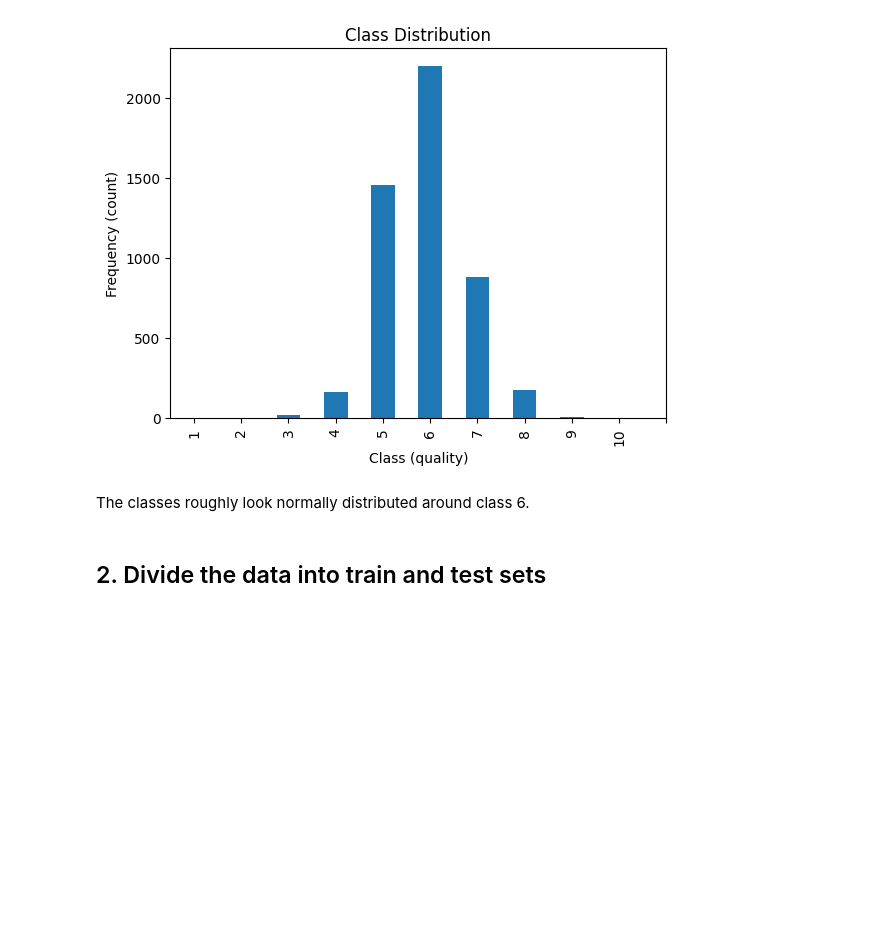
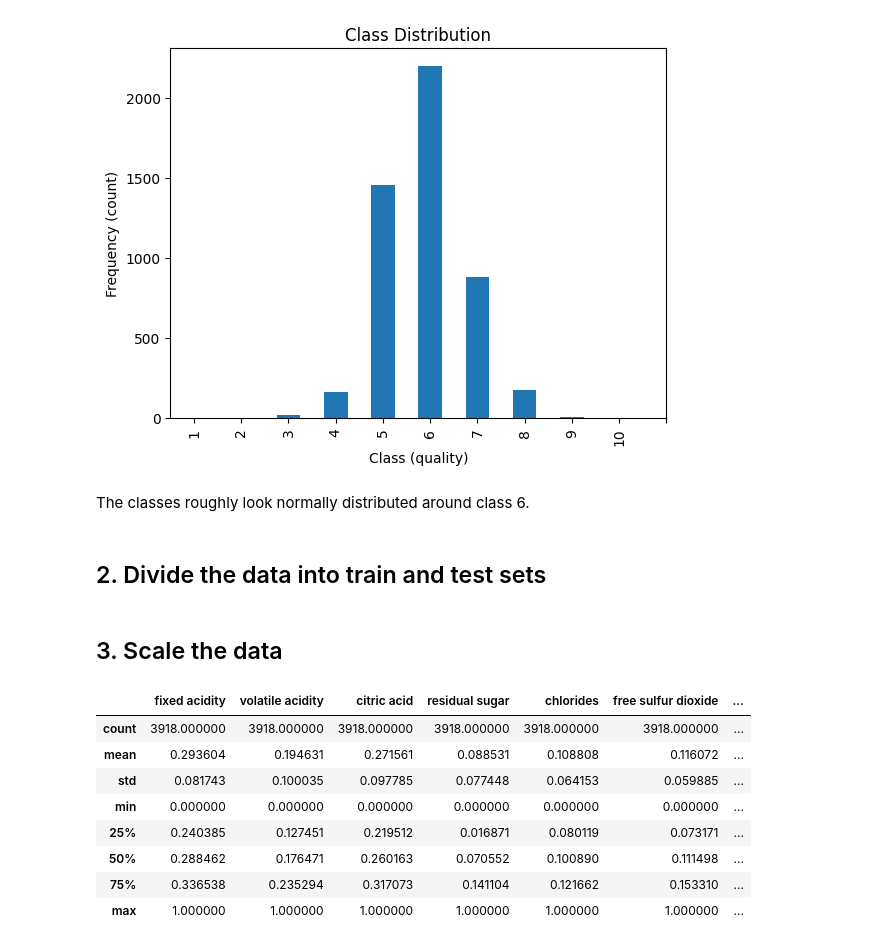
Before and after one commit to Ozzcarr/wine-quality-analysis, a Jupyter notebook: main.ipynb, the cells around one changed output. Saved outputs shown, nothing was run; the diff lists cells and outputs as text; code cells hidden in the pictures; blank space fills up the shorter version.

Commit message:
Scaled the data

```diff
--- a/main.ipynb
+++ b/main.ipynb
@@ -66 +68,28 @@ X = wine_df.drop("quality", axis="columns")
 X_train, X_test, y_train, y_test = train_test_split(X, y, test_size=0.2)
+# %% [markdown]
+## 3. Scale the data
+# %%
+from sklearn.preprocessing import MinMaxScaler
+
+# Initialize scaler
+scaler = MinMaxScaler()
+
+# Scale data
+X_train_scaled = scaler.fit_transform(X_train)
+X_test_scaled = scaler.transform(X_test)
+
+# Turn it back to pandas dataframes
+X_train_scaled = pd.DataFrame(X_train_scaled, columns=X_train.columns, index=X_train.index)
+X_test_scaled = pd.DataFrame(X_test_scaled, columns=X_test.columns, index=X_test.index)
+# %%
+X_train_scaled.describe()
+# %% [output]
+|  | fixed acidity | volatile acidity | citric acid | residual sugar | chlorides | free sulfur dioxide | ... |
+| count | 3918.000000 | 3918.000000 | 3918.000000 | 3918.000000 | 3918.000000 | 3918.000000 | ... |
+| mean | 0.293604 | 0.194631 | 0.271561 | 0.088531 | 0.108808 | 0.116072 | ... |
+| std | 0.081743 | 0.100035 | 0.097785 | 0.077448 | 0.064153 | 0.059885 | ... |
+| min | 0.000000 | 0.000000 | 0.000000 | 0.000000 | 0.000000 | 0.000000 | ... |
+| 25% | 0.240385 | 0.127451 | 0.219512 | 0.016871 | 0.080119 | 0.073171 | ... |
+| 50% | 0.288462 | 0.176471 | 0.260163 | 0.070552 | 0.100890 | 0.111498 | ... |
+| 75% | 0.336538 | 0.235294 | 0.317073 | 0.141104 | 0.121662 | 0.153310 | ... |
+| max | 1.000000 | 1.000000 | 1.000000 | 1.000000 | 1.000000 | 1.000000 | ... |
```
Also changed, not shown: parts of 3 cells of this notebook.
